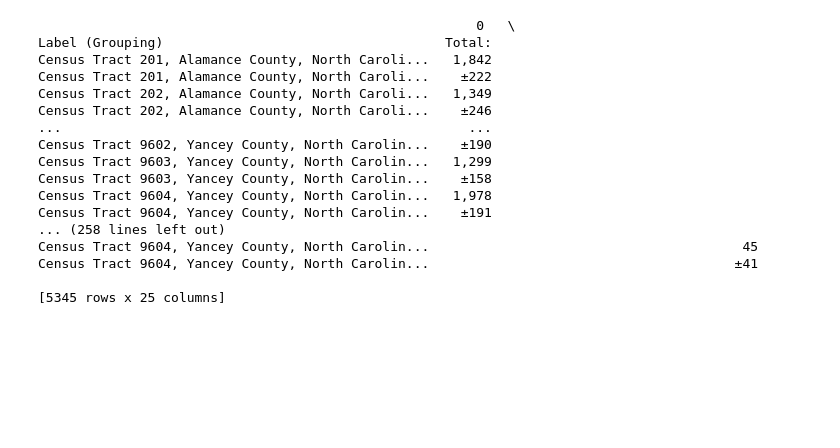
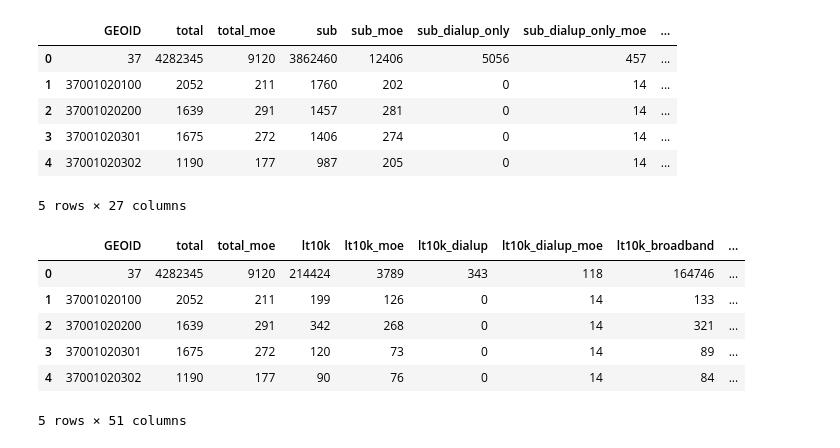
Before and after one commit to lithum-seneviratne/nc-broadband-internet-coverage, a Jupyter notebook: demographics.ipynb, the cells around one changed output. Saved outputs shown, nothing was run; the diff lists cells and outputs as text; code cells hidden in the pictures; blank space fills up the shorter version.

```diff
--- a/demographics.ipynb
+++ b/demographics.ipynb
@@ -10,20 +11,36 @@ income_df = income_df.T
-# %%
-print(income_df)
-# %% [output]
-                                                        0   \
-Label (Grouping)                                    Total:
-Census Tract 201, Alamance County, North Caroli...   1,842
-Census Tract 201, Alamance County, North Caroli...    ±222
-Census Tract 202, Alamance County, North Caroli...   1,349
-Census Tract 202, Alamance County, North Caroli...    ±246
-...                                                    ...
-Census Tract 9602, Yancey County, North Carolin...    ±190
-Census Tract 9603, Yancey County, North Carolin...   1,299
-Census Tract 9603, Yancey County, North Carolin...    ±158
-Census Tract 9604, Yancey County, North Carolin...   1,978
-Census Tract 9604, Yancey County, North Carolin...    ±191
-... (258 lines left out)
-Census Tract 9604, Yancey County, North Carolin...                                        45
-Census Tract 9604, Yancey County, North Carolin...                                       ±41
-
-[5345 rows x 25 columns]
+# %%
+subs_df["GEOID"] = subs_df["Geography"].str[9:]
+subs_df = subs_df.drop(columns=["Geography", "Geographic Area Name"])
+subs_df.insert(0,"GEOID", subs_df.pop("GEOID"))
+
+status = {
+    "With an Internet subscription": "sub",
+    "Internet access without a subscription": "access_no_sub",
+    "No Internet access": "no_access"
+}
+sub_type = {
+    "Dial-up with no other type of Internet subscription": "dialup_only",
+    "Broadband of any type": "broadband_any",
+    "Cellular data plan": "cell",
+    "Cellular data plan with no other type of Internet subscription": "only",
+    "Broadband such as cable, fiber optic or DSL": "wired",
+    "Broadband such as cable, fiber optic or DSL with no other type of Internet subscription": "only",
+    "Satellite Internet service": "sat",
+    "Satellite Internet service with no other type of Internet subscription": "only",
+    "Other service with no other type of Internet subscription": "other_only",
+}
+
+columns = subs_df.columns.tolist()
+
+for i, label in enumerate(columns):
+    if label == "GEOID":
+        continue
+    if "Unnamed" in label:
+        subs_df = subs_df.drop(columns=subs_df.columns[i])
+        continue
+    parts = label.split("!!")
+    pieces = [status.get(p, sub_type.get(p)) for p in parts[2:]]
+    name = "_".join(pieces) if pieces else "total"
+    if parts[0] == "Margin of Error":
+        name += "_moe"
+    subs_df = subs_df.rename(columns={subs_df.columns[i]: name})
@@ -29,0 +147,20 @@ Census Tract 9604, Yancey County, North Carolin...
+# %%
+subs_df.head()
+# %% [output]
+|  | GEOID | total | total_moe | sub | sub_moe | sub_dialup_only | sub_dialup_only_moe | ... |
+| 0 | 37 | 4282345 | 9120 | 3862460 | 12406 | 5056 | 457 | ... |
+| 1 | 37001020100 | 2052 | 211 | 1760 | 202 | 0 | 14 | ... |
+| 2 | 37001020200 | 1639 | 291 | 1457 | 281 | 0 | 14 | ... |
+| 3 | 37001020301 | 1675 | 272 | 1406 | 274 | 0 | 14 | ... |
+| 4 | 37001020302 | 1190 | 177 | 987 | 205 | 0 | 14 | ... |
+5 rows × 27 columns
+# %%
+income_df.head()
+# %% [output]
+|  | GEOID | total | total_moe | lt10k | lt10k_moe | lt10k_dialup | lt10k_dialup_moe | lt10k_broadband | ... |
+| 0 | 37 | 4282345 | 9120 | 214424 | 3789 | 343 | 118 | 164746 | ... |
+| 1 | 37001020100 | 2052 | 211 | 199 | 126 | 0 | 14 | 133 | ... |
+| 2 | 37001020200 | 1639 | 291 | 342 | 268 | 0 | 14 | 321 | ... |
+| 3 | 37001020301 | 1675 | 272 | 120 | 73 | 0 | 14 | 89 | ... |
+| 4 | 37001020302 | 1190 | 177 | 90 | 76 | 0 | 14 | 84 | ... |
+5 rows × 51 columns
```
Also changed, not shown: parts of 7 cells of this notebook, 1 other file.
